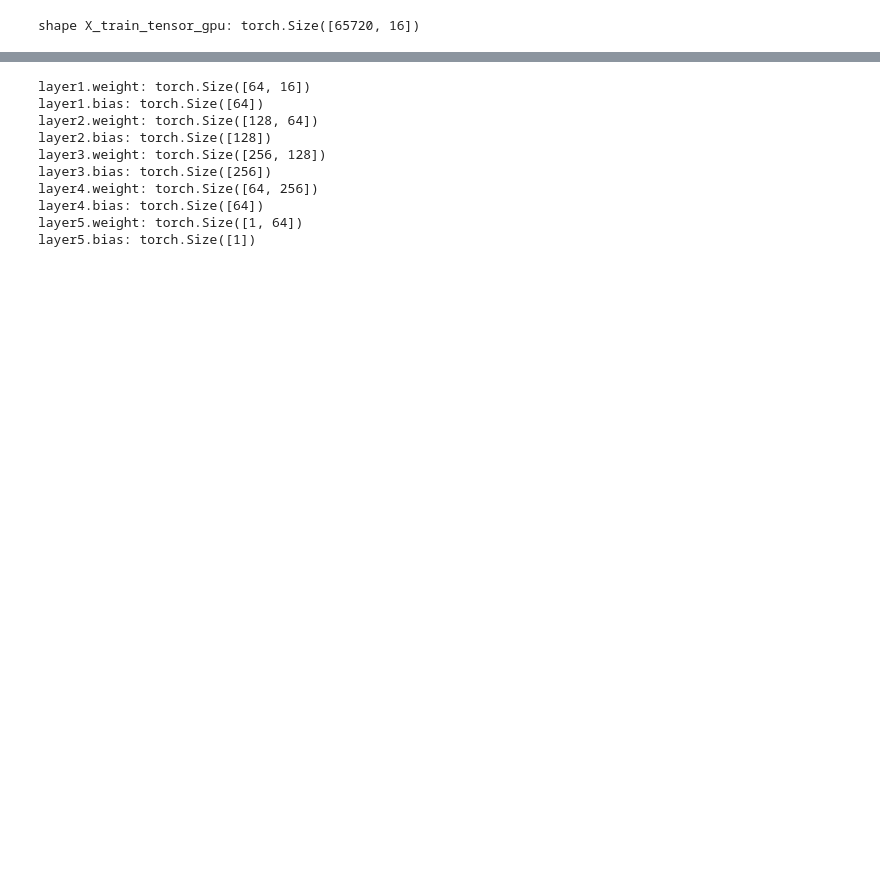
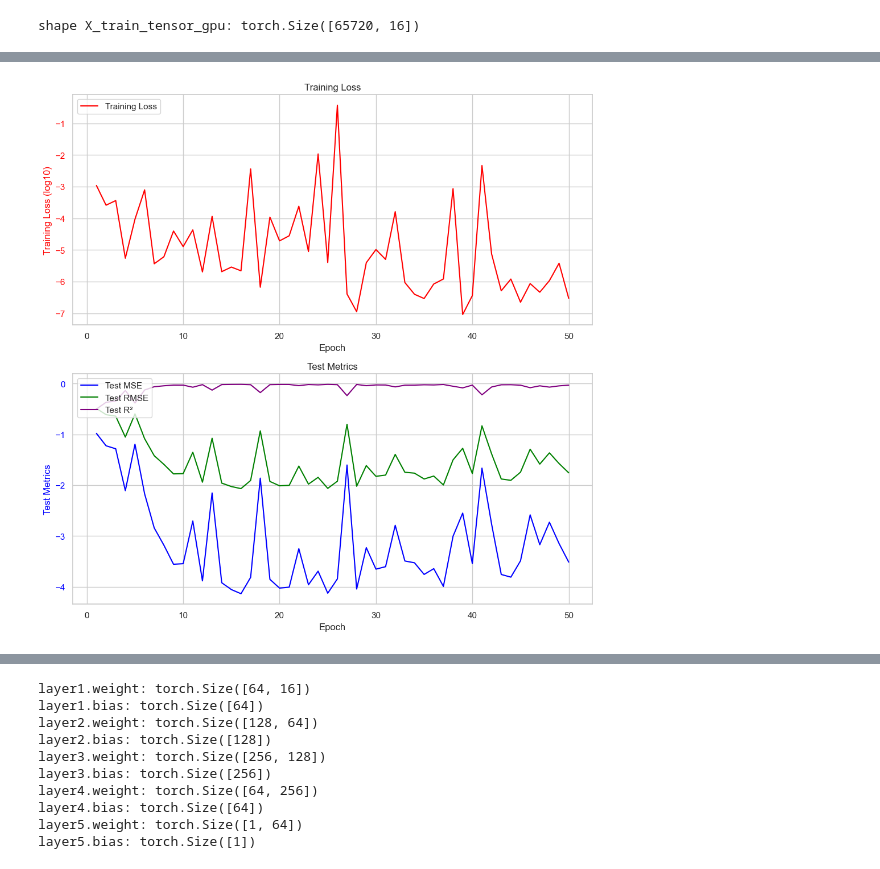
Before and after one commit to Lisicheng999/rent_prediction, a Jupyter notebook: analysis_DL.ipynb, the cells around one changed output, grey strips where cells are left out. Saved outputs shown, nothing was run; the diff lists cells and outputs as text; code cells hidden in the pictures; blank space fills up the shorter version.

```diff
--- a/analysis_DL.ipynb
+++ b/analysis_DL.ipynb
@@ -295,3 +390,42 @@ Epoch 20/20, Loss: 0.0019452314591035247, Val Loss: 0.03597533330321312
+# %%
+# 重绘可视化数据
+# 设置seaborn样式
+sns.set(style="whitegrid")
+
+# 创建一个图和两个轴用于绘制训练损失和其他指标
+fig, (ax1, ax2) = plt.subplots(nrows=2, ncols=1, figsize=(10, 10))
+
+# 对数变换
+log_loss_values = np.log(loss_values)
+# 绘制训练损失曲线
+ax1.set_xlabel('Epoch')
+ax1.set_ylabel('Training Loss (log10)', color='red')
+ax1.plot(range(1, len(log_loss_values) + 1), log_loss_values, label='Training Loss', color='red')
+ax1.tick_params(axis='y', labelcolor='red')
+ax1.legend(loc='upper left')
+
+# 对数变换
+log_mse_values = np.log(mse_values)
+log_rmse_values = np.log(rmse_values)
+log_r2_values = np.log(r2_values)
+# 绘制MSE曲线
+ax2.set_xlabel('Epoch')
+ax2.set_ylabel('Test Metrics', color='blue')
+ax2.plot(range(1, epochs + 1), log_mse_values, label='Test MSE', color='blue')
+ax2.plot(range(1, epochs + 1), log_rmse_values, label='Test RMSE', color='green')
+ax2.plot(range(1, epochs + 1), log_r2_values, label='Test R²', color='purple')
+ax2.tick_params(axis='y', labelcolor='blue')
+ax2.legend(loc='upper left')
+
+# 添加标题
+ax1.set_title('Training Loss')
+ax2.set_title('Test Metrics')
+
+# 显示图表
+plt.tight_layout()
+plt.show()
+# %% [output]
+[figure, added]
 # %%
 # 5. 计算指标
 model.eval()
```
Also changed, not shown: parts of 13 cells of this notebook, 12 other files.
